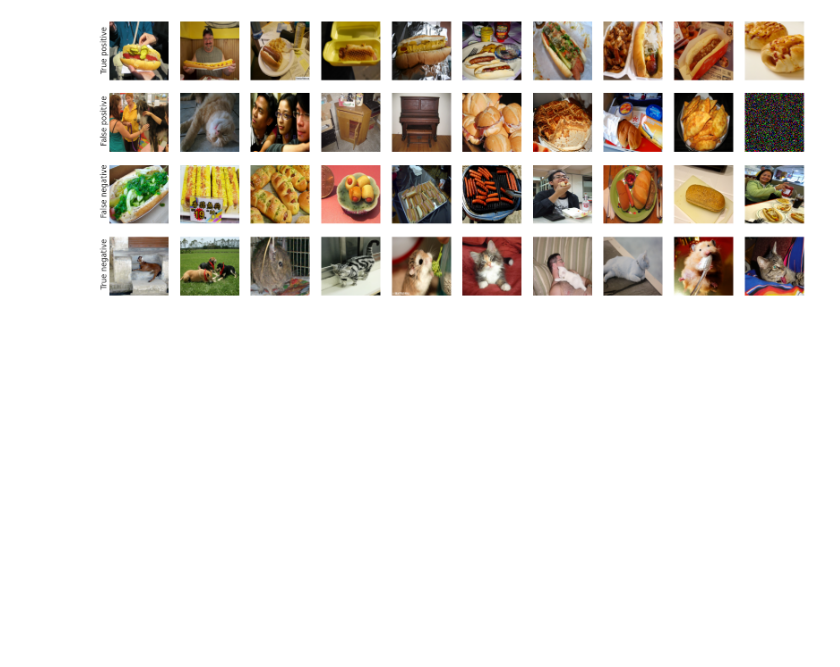
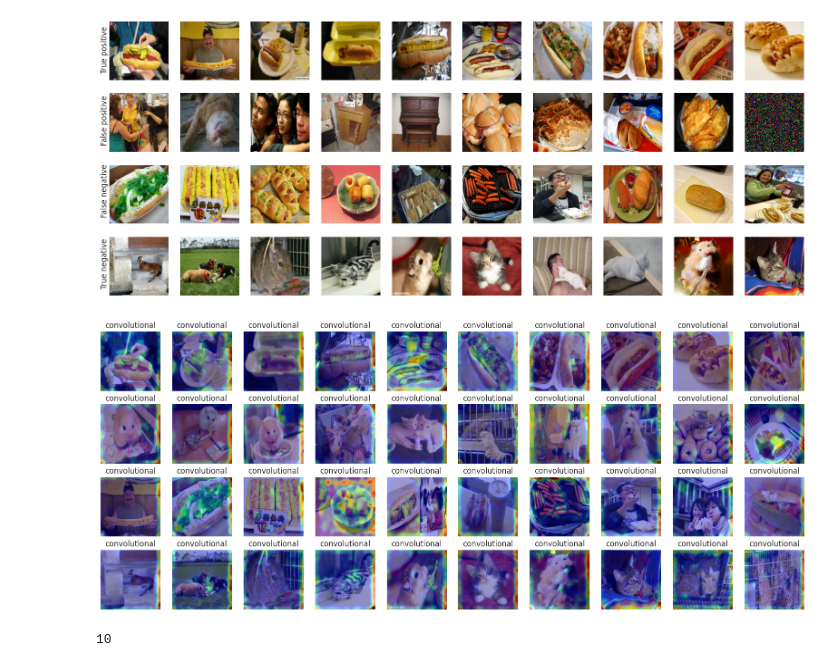
Before and after one commit to s183920/02514-Deep-Learning-In-Computer-Vision, a Jupyter notebook: hotdog/analysis.ipynb, the cells around one changed output. Saved outputs shown, nothing was run; the diff lists cells and outputs as text; code cells hidden in the pictures; blank space fills up the shorter version.

Commit message:
add saliency

```diff
--- a/hotdog/analysis.ipynb
+++ b/hotdog/analysis.ipynb
@@ -18,8 +18,10 @@ sns.set()
 
 
 # create classifier
-model = "Resnet18"
-trained_model = "wandb:deepcomputer/HotdogModels/Resnet_finetune_model:v9"
+# model = "Resnet18"
+# trained_model = "wandb:deepcomputer/HotdogModels/Resnet_finetune_model:v9"
+model = "SimpleCNN"
+trained_model = "wandb:deepcomputer/grid_search/run_2023-06-07_10-14-16_model:v8"
 classifier = HotdogClassifier(model = model, use_wandb=False)
 classifier.load_model(trained_model)
 # %% [output]
@@ -132,3 +136,17 @@ axes[3,0].text(-20, 110, "True negative", fontsize=12, rotation=90)
 plt.show()
 # %% [output]
 [figure]
+# %%
+fig, axes = plt.subplots(4, 10, figsize=(20, 8))
+
+for i in range(len(classifier.test_images["true_positive"])):
+    classifier.saliency_map("true_positive", i, ax = axes[0, i])
+    classifier.saliency_map("false_positive", i, ax = axes[1, i])
+    classifier.saliency_map("false_negative", i, ax = axes[2, i])
+    classifier.saliency_map("true_negative", i, ax = axes[3, i])
+# %% [output]
+[figure, added]
+# %%
+len(classifier.test_images["true_positive"])
+# %% [output]
+10
```
Also changed, not shown: parts of 7 cells of this notebook, 3 other files.
